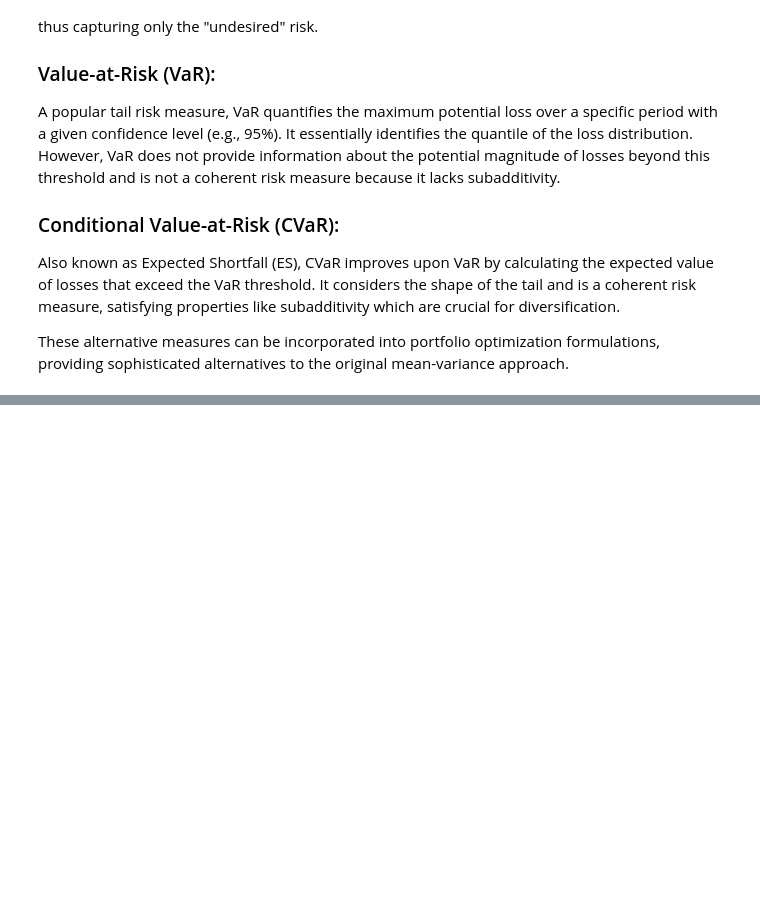
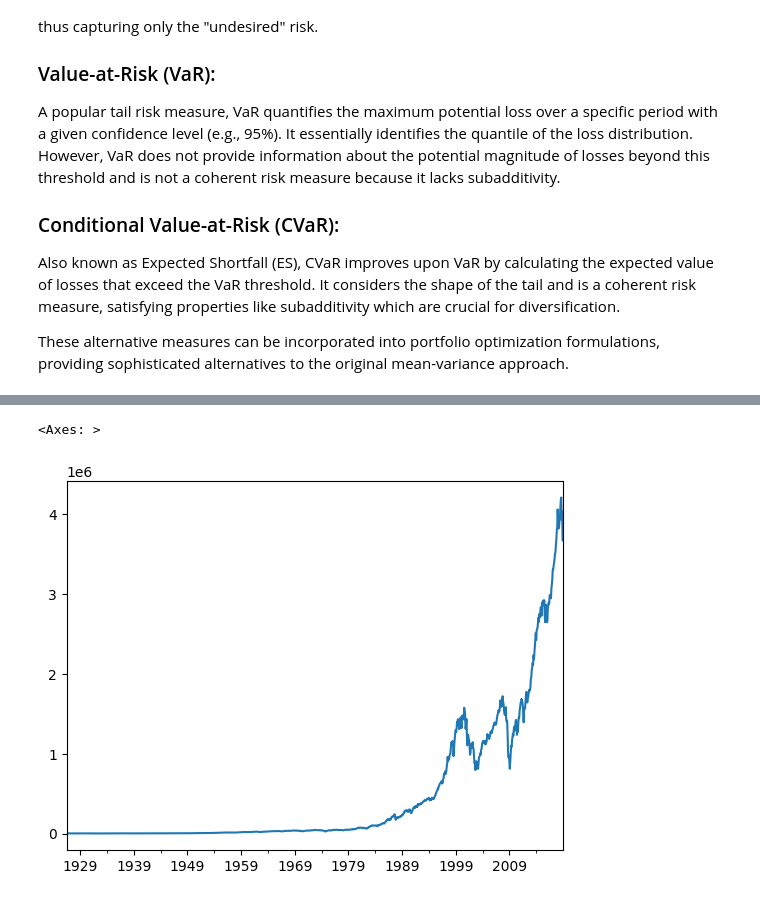
Before and after one commit to torsaan/Self-Study_Finance_Portfolio-Construction-and-Risk-Management, a Jupyter notebook: Finans.ipynb, the cells around one changed output, grey strips where cells are left out. Cells and saved outputs as stored; diff of their text form; code cells hidden in the pictures; blank space fills up the shorter version.

```diff
--- a/Finans.ipynb
+++ b/Finans.ipynb
@@ -303,0 +437,13 @@ These alternative measures can be incorporated into portfolio optimization formu
+# %%
+#1 Compute wealth index
+#2 Compute previous peaks
+#3 Compute drawdown - which is the wealth value as a precentage of the previous peak
+
+
+#1. Wealth index
+wealth_index = 1000*(1+rets["Large Cap"]).cumprod()
+wealth_index.head()
+wealth_index.plot.line()
+# %% [output]
+<Axes: >
+[figure, added]
```
Also changed, not shown: parts of 27 cells of this notebook, 20 other files.
